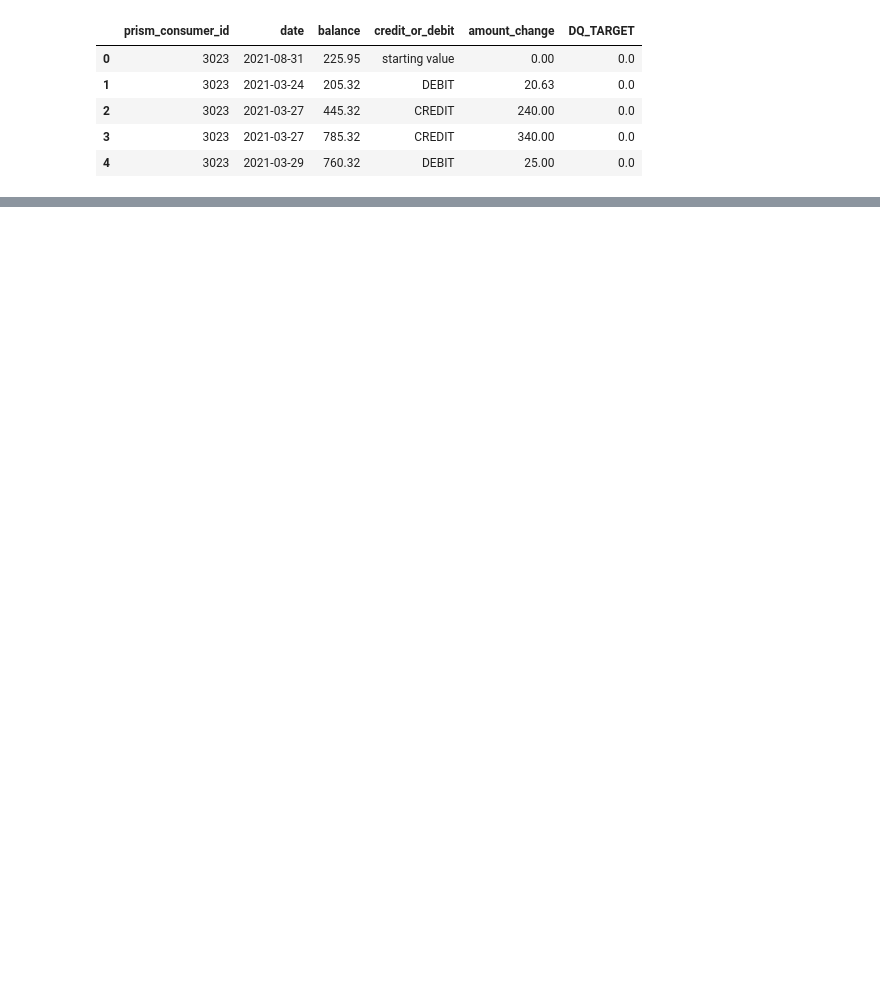
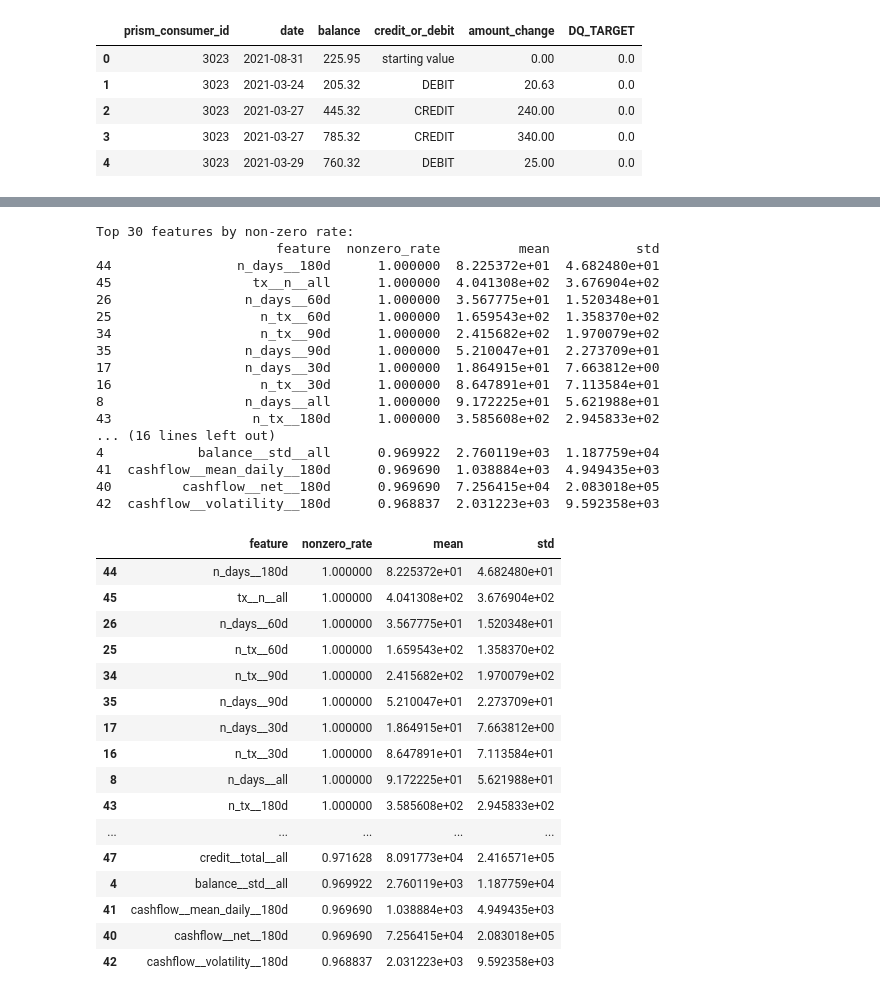
Before and after one commit to kangyuj0531/dsc180a-prism-data, a Jupyter notebook: feature_engineering/feature_creation.ipynb, the cells around one changed output, grey strips where cells are left out. Saved outputs shown, nothing was run; the diff lists cells and outputs as text; code cells hidden in the pictures; blank space fills up the shorter version.

Commit message:
Added some features and separated feature creation code into .py file for reproducibility

```diff
--- a/feature_engineering/feature_creation.ipynb
+++ b/feature_engineering/feature_creation.ipynb
@@ -22,0 +41,6 @@ df.head()
+# %%
+# Create all features using the feature_creation module
+features_df = create_all_features(df, transactions, category_mapping)
+
+# Display first few rows
+features_df.head()
@@ -261,20 +88,0 @@ group_feats["discretionary__pct_of_income__all"] = group_feats["discretionary_sp
-# %%
-X = (
-    bal_all
-    .join([daily_30, daily_60, daily_90, daily_180], how="outer")
-    .join(tx_all, how="outer")
-    .join(cat_all, how="outer")
-    .join(cat_90, how="outer")
-    .join(group_feats, how="outer")
-).replace([np.inf, -np.inf], np.nan).fillna(0)
-
-y = (
-    rows_daily
-    .groupby("prism_consumer_id")["DQ_TARGET"]
-    .max()
-    .rename("DQ_TARGET")
-)
-
-features_df = X.join(y, how="inner")
-print("features_df shape:", features_df.shape, "num_features:", features_df.shape[1]-1)
-features_df.head()
@@ -353,0 +89,41 @@ Balance behavior (24 features):
+# %%
+# Print feature summary statistics
+summary = print_feature_summary(features_df)
+
+# Also return the summary dataframe for further analysis
+summary.head(30)
+# %% [output]
+Top 30 features by non-zero rate:
+                       feature  nonzero_rate          mean           std
+44                n_days__180d      1.000000  8.225372e+01  4.682480e+01
+45                  tx__n__all      1.000000  4.041308e+02  3.676904e+02
+26                 n_days__60d      1.000000  3.567775e+01  1.520348e+01
+25                   n_tx__60d      1.000000  1.659543e+02  1.358370e+02
+34                   n_tx__90d      1.000000  2.415682e+02  1.970079e+02
+35                 n_days__90d      1.000000  5.210047e+01  2.273709e+01
+17                 n_days__30d      1.000000  1.864915e+01  7.663812e+00
+16                   n_tx__30d      1.000000  8.647891e+01  7.113584e+01
+8                  n_days__all      1.000000  9.172225e+01  5.621988e+01
+43                  n_tx__180d      1.000000  3.585608e+02  2.945833e+02
+... (16 lines left out)
+4            balance__std__all      0.969922  2.760119e+03  1.187759e+04
+41  cashflow__mean_daily__180d      0.969690  1.038884e+03  4.949435e+03
+40         cashflow__net__180d      0.969690  7.256415e+04  2.083018e+05
+42  cashflow__volatility__180d      0.968837  2.031223e+03  9.592358e+03
+|  | feature | nonzero_rate | mean | std |
+| 44 | n_days__180d | 1.000000 | 8.225372e+01 | 4.682480e+01 |
+| 45 | tx__n__all | 1.000000 | 4.041308e+02 | 3.676904e+02 |
+| 26 | n_days__60d | 1.000000 | 3.567775e+01 | 1.520348e+01 |
+| 25 | n_tx__60d | 1.000000 | 1.659543e+02 | 1.358370e+02 |
+| 34 | n_tx__90d | 1.000000 | 2.415682e+02 | 1.970079e+02 |
+| 35 | n_days__90d | 1.000000 | 5.210047e+01 | 2.273709e+01 |
+| 17 | n_days__30d | 1.000000 | 1.864915e+01 | 7.663812e+00 |
+| 16 | n_tx__30d | 1.000000 | 8.647891e+01 | 7.113584e+01 |
+| 8 | n_days__all | 1.000000 | 9.172225e+01 | 5.621988e+01 |
+| 43 | n_tx__180d | 1.000000 | 3.585608e+02 | 2.945833e+02 |
+| ... | ... | ... | ... | ... |
+| 47 | credit__total__all | 0.971628 | 8.091773e+04 | 2.416571e+05 |
+| 4 | balance__std__all | 0.969922 | 2.760119e+03 | 1.187759e+04 |
+| 41 | cashflow__mean_daily__180d | 0.969690 | 1.038884e+03 | 4.949435e+03 |
+| 40 | cashflow__net__180d | 0.969690 | 7.256415e+04 | 2.083018e+05 |
+| 42 | cashflow__volatility__180d | 0.968837 | 2.031223e+03 | 9.592358e+03 |
```
Also changed, not shown: parts of 23 cells of this notebook, 1 other file.
